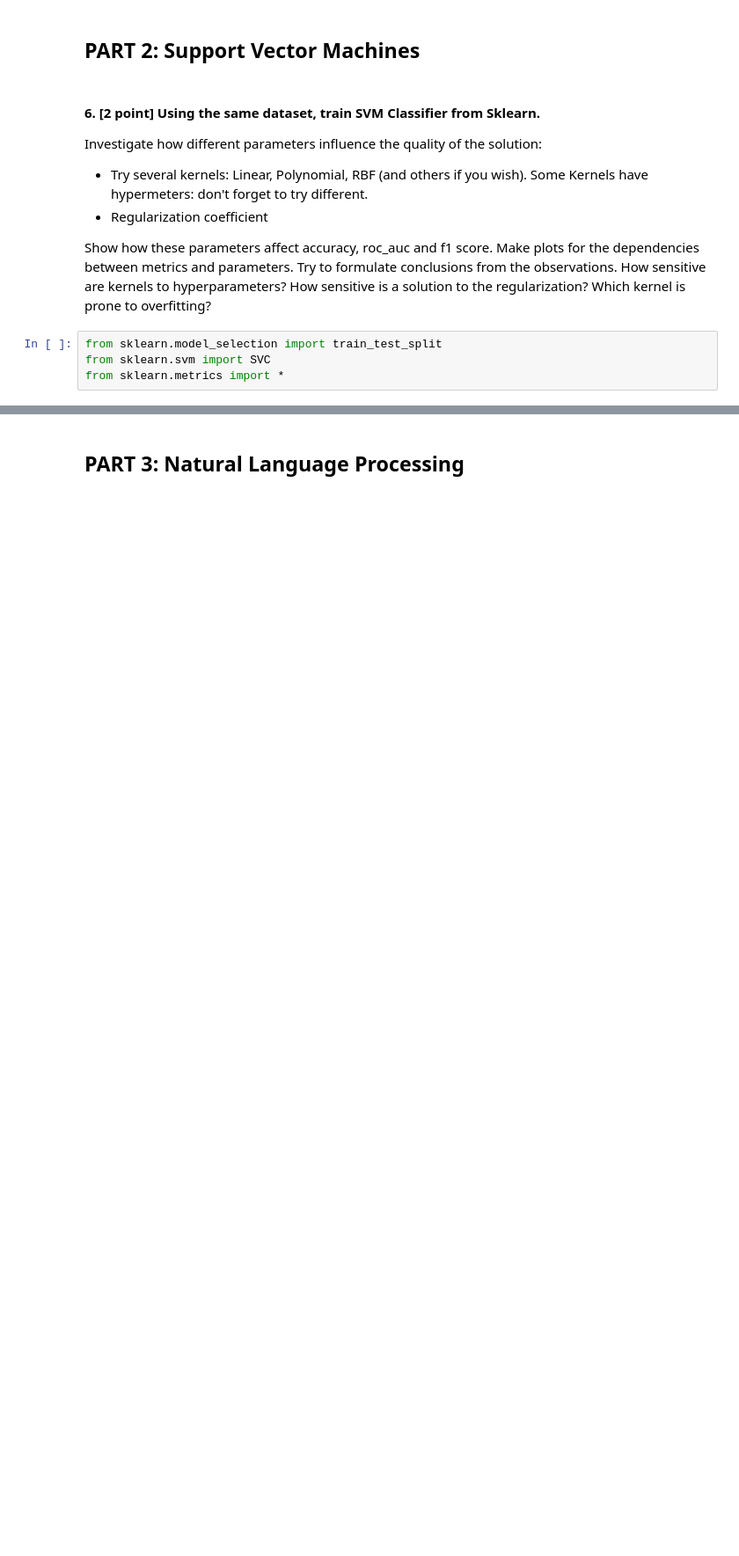
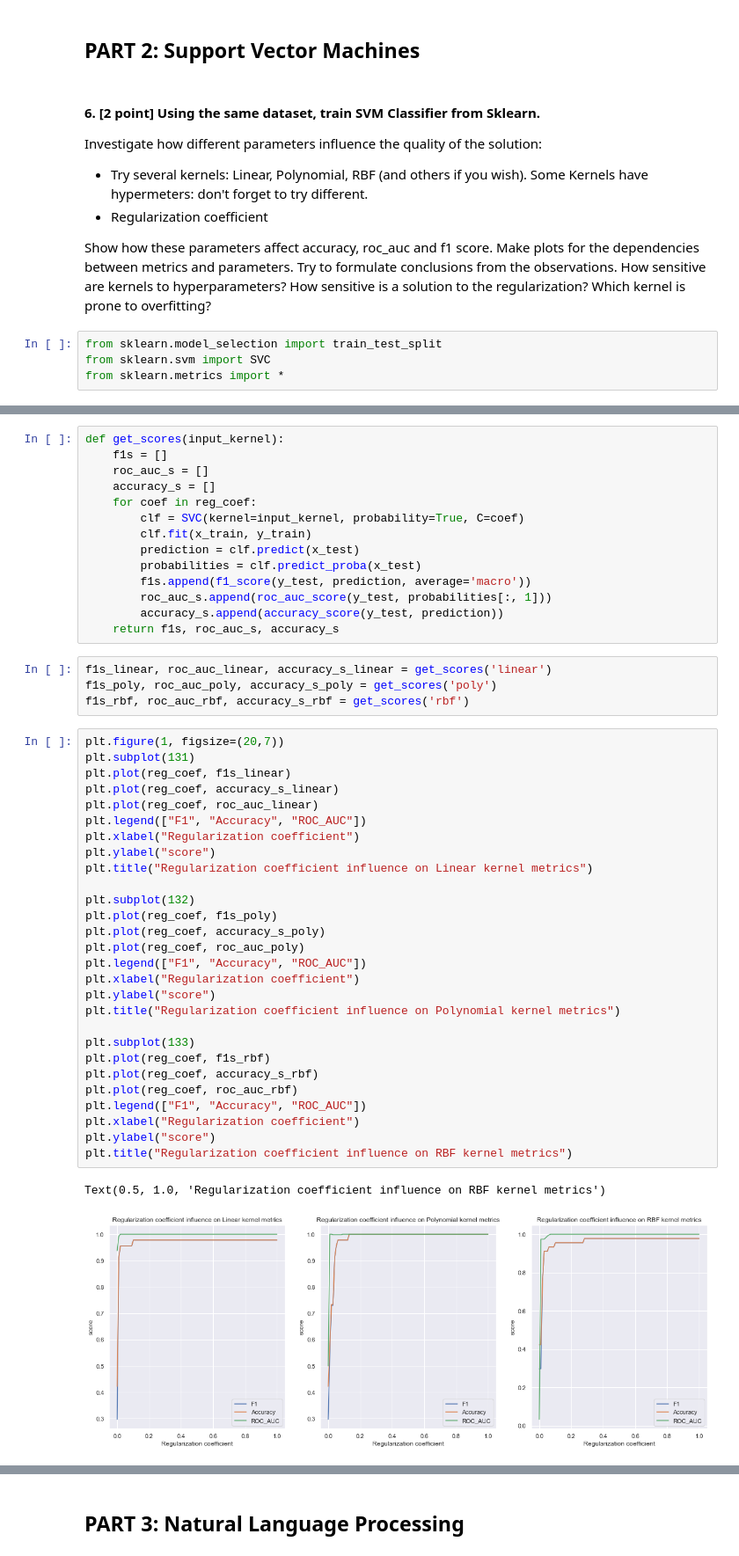
Before and after one commit to shmelzz/data_analysis, a Jupyter notebook: hw3/ml_hw3_Shelemekh_206.ipynb, the cells around one changed output, grey strips where cells are left out. Shown at 88% size. Cells and saved outputs as stored; diff of their text form; blank space fills up the shorter version.

```diff
--- a/hw3/ml_hw3_Shelemekh_206.ipynb
+++ b/hw3/ml_hw3_Shelemekh_206.ipynb
@@ -202,0 +223,49 @@ show_results(y_test, prediction, proba)
+# %%
+def get_scores(input_kernel):
+    f1s = []
+    roc_auc_s = []
+    accuracy_s = []
+    for coef in reg_coef:
+        clf = SVC(kernel=input_kernel, probability=True, C=coef)
+        clf.fit(x_train, y_train)
+        prediction = clf.predict(x_test)
+        probabilities = clf.predict_proba(x_test)
+        f1s.append(f1_score(y_test, prediction, average='macro'))
+        roc_auc_s.append(roc_auc_score(y_test, probabilities[:, 1]))
+        accuracy_s.append(accuracy_score(y_test, prediction))
+    return f1s, roc_auc_s, accuracy_s
+# %%
+f1s_linear, roc_auc_linear, accuracy_s_linear = get_scores('linear')
+f1s_poly, roc_auc_poly, accuracy_s_poly = get_scores('poly')
+f1s_rbf, roc_auc_rbf, accuracy_s_rbf = get_scores('rbf')
+# %%
+plt.figure(1, figsize=(20,7))
+plt.subplot(131)
+plt.plot(reg_coef, f1s_linear)
+plt.plot(reg_coef, accuracy_s_linear)
+plt.plot(reg_coef, roc_auc_linear)
+plt.legend(["F1", "Accuracy", "ROC_AUC"])
+plt.xlabel("Regularization coefficient")
+plt.ylabel("score")
+plt.title("Regularization coefficient influence on Linear kernel metrics")
+
+plt.subplot(132)
+plt.plot(reg_coef, f1s_poly)
+plt.plot(reg_coef, accuracy_s_poly)
+plt.plot(reg_coef, roc_auc_poly)
+plt.legend(["F1", "Accuracy", "ROC_AUC"])
+plt.xlabel("Regularization coefficient")
+plt.ylabel("score")
+plt.title("Regularization coefficient influence on Polynomial kernel metrics")
+
+plt.subplot(133)
+plt.plot(reg_coef, f1s_rbf)
+plt.plot(reg_coef, accuracy_s_rbf)
+plt.plot(reg_coef, roc_auc_rbf)
+plt.legend(["F1", "Accuracy", "ROC_AUC"])
+plt.xlabel("Regularization coefficient")
+plt.ylabel("score")
+plt.title("Regularization coefficient influence on RBF kernel metrics")
+# %% [output]
+Text(0.5, 1.0, 'Regularization coefficient influence on RBF kernel metrics')
+[figure, added]
```
Also changed, not shown: parts of 16 cells of this notebook.
